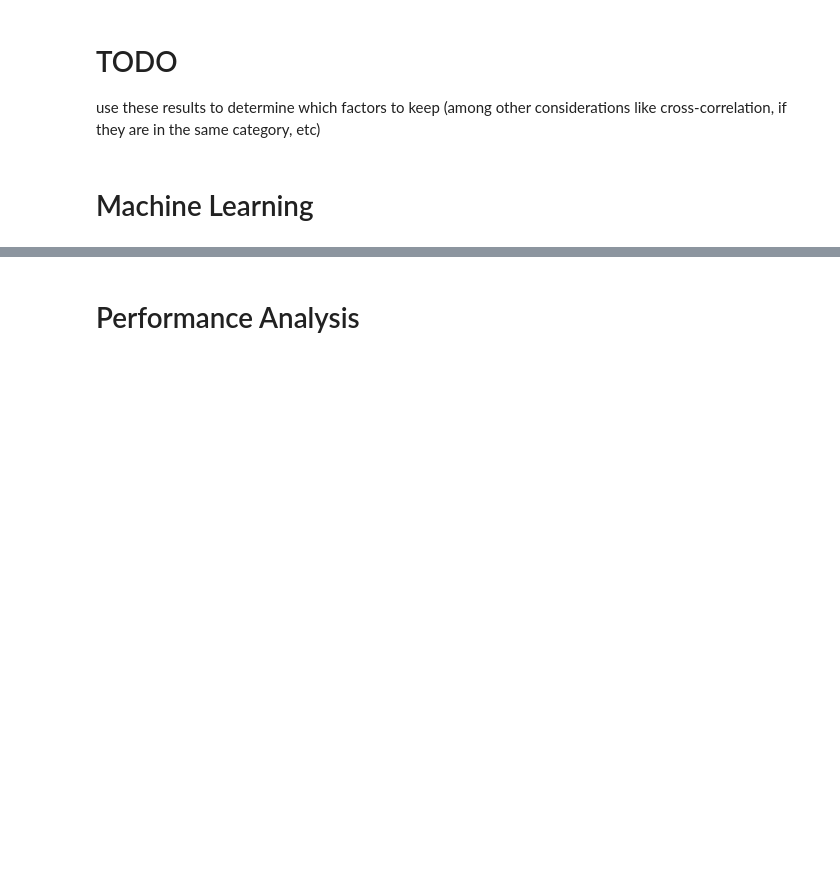
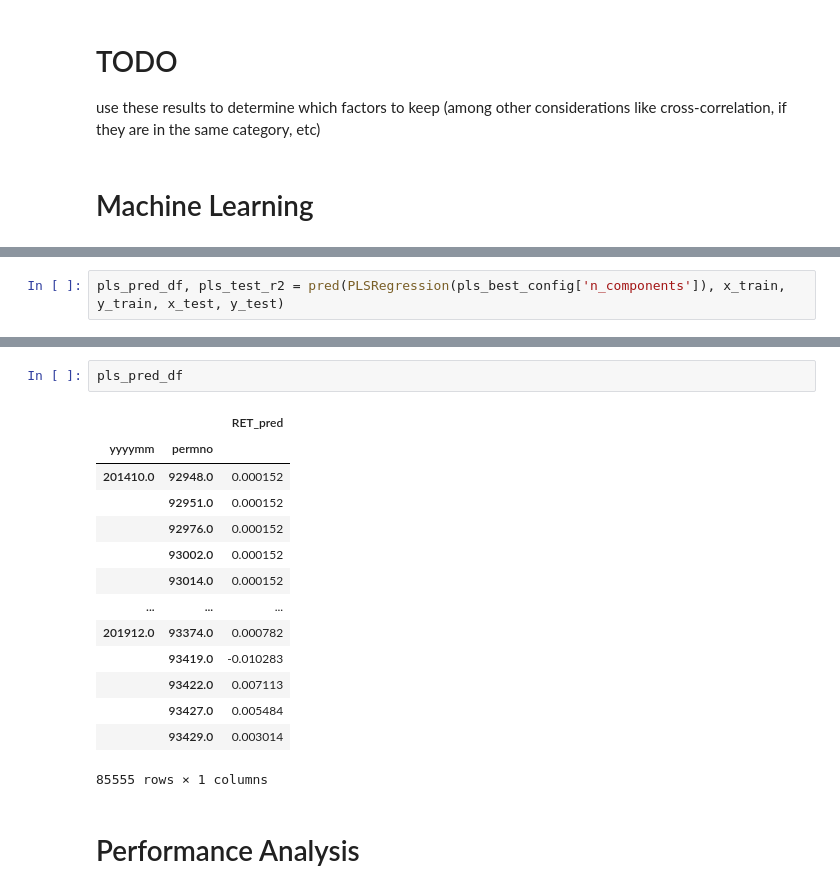
Before and after one commit to CFM-301-W23-G4/Final-Project, a Jupyter notebook: Final Project.ipynb, the cells around one changed output, grey strips where cells are left out. Cells and saved outputs as stored; diff of their text form; blank space fills up the shorter version.

```diff
--- a/Final Project.ipynb
+++ b/Final Project.ipynb
@@ -485,0 +600,2 @@ frick
+# %%
+pls_pred_df, pls_test_r2 = pred(PLSRegression(pls_best_config['n_components']), x_train, y_train, x_test, y_test)
@@ -486,3 +619,20 @@ frick
+# %%
+pls_pred_df
+# %% [output]
+|  |  | RET_pred |
+| yyyymm | permno |  |
+| 201410.0 | 92948.0 | 0.000152 |
+|  | 92951.0 | 0.000152 |
+|  | 92976.0 | 0.000152 |
+|  | 93002.0 | 0.000152 |
+|  | 93014.0 | 0.000152 |
+| ... | ... | ... |
+| 201912.0 | 93374.0 | 0.000782 |
+|  | 93419.0 | -0.010283 |
+|  | 93422.0 | 0.007113 |
+|  | 93427.0 | 0.005484 |
+|  | 93429.0 | 0.003014 |
+85555 rows × 1 columns
 # %% [markdown]
 # Performance Analysis
 # %%
```
Also changed, not shown: parts of 13 cells of this notebook, 1 other file.
